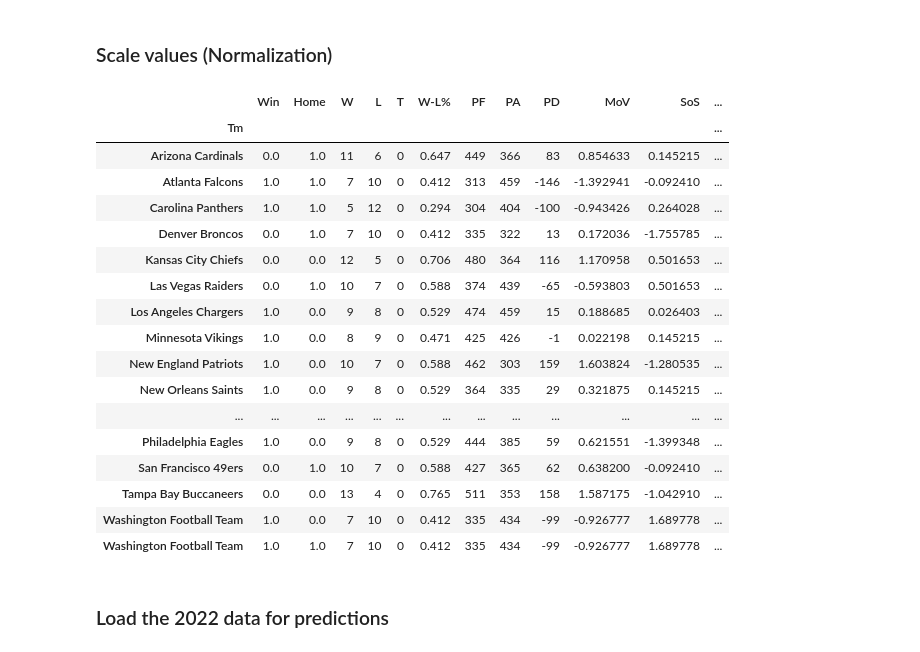
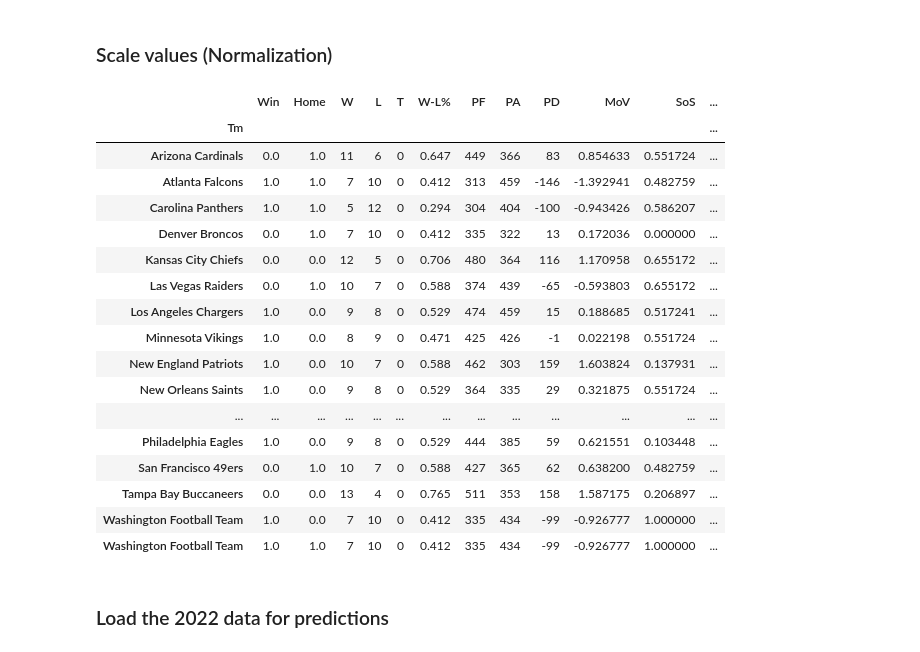
Before and after one commit to bsmalling/NFL-stats-notebooks, a Jupyter notebook: nfl_analysis.ipynb, the cells around one changed output. Drawn from its saved outputs; the diff is of its cells as text; code cells hidden in the pictures.

```diff
--- a/nfl_analysis.ipynb
+++ b/nfl_analysis.ipynb
@@ -110,29 +110,32 @@ final_df
 ### Scale values (Normalization)
 # %%
 from sklearn.preprocessing import MinMaxScaler, StandardScaler
-scaler = StandardScaler()
-columns_to_scale = ["MoV", "SoS"]
-final_df[columns_to_scale] = scaler.fit_transform(final_df[columns_to_scale])
+mov_scaler = StandardScaler()
+sos_scaler1 = MinMaxScaler()
+columns_to_scale1 = ["MoV"]
+columns_to_scale2 = ["SoS"]
+final_df[columns_to_scale1] = mov_scaler.fit_transform(final_df[columns_to_scale1])
+final_df[columns_to_scale2] = sos_scaler1.fit_transform(final_df[columns_to_scale2])
 final_df
 # %% [output]
 |  | Win | Home | W | L | T | W-L% | PF | PA | PD | MoV | SoS | ... |
 | Tm |  |  |  |  |  |  |  |  |  |  |  | ... |
-| Arizona Cardinals | 0.0 | 1.0 | 11 | 6 | 0 | 0.647 | 449 | 366 | 83 | 0.854633 | 0.145215 | ... |
-| Atlanta Falcons | 1.0 | 1.0 | 7 | 10 | 0 | 0.412 | 313 | 459 | -146 | -1.392941 | -0.092410 | ... |
-| Carolina Panthers | 1.0 | 1.0 | 5 | 12 | 0 | 0.294 | 304 | 404 | -100 | -0.943426 | 0.264028 | ... |
-| Denver Broncos | 0.0 | 1.0 | 7 | 10 | 0 | 0.412 | 335 | 322 | 13 | 0.172036 | -1.755785 | ... |
-| Kansas City Chiefs | 0.0 | 0.0 | 12 | 5 | 0 | 0.706 | 480 | 364 | 116 | 1.170958 | 0.501653 | ... |
-| Las Vegas Raiders | 0.0 | 1.0 | 10 | 7 | 0 | 0.588 | 374 | 439 | -65 | -0.593803 | 0.501653 | ... |
-| Los Angeles Chargers | 1.0 | 0.0 | 9 | 8 | 0 | 0.529 | 474 | 459 | 15 | 0.188685 | 0.026403 | ... |
-| Minnesota Vikings | 1.0 | 0.0 | 8 | 9 | 0 | 0.471 | 425 | 426 | -1 | 0.022198 | 0.145215 | ... |
-| New England Patriots | 1.0 | 0.0 | 10 | 7 | 0 | 0.588 | 462 | 303 | 159 | 1.603824 | -1.280535 | ... |
-| New Orleans Saints | 1.0 | 0.0 | 9 | 8 | 0 | 0.529 | 364 | 335 | 29 | 0.321875 | 0.145215 | ... |
+| Arizona Cardinals | 0.0 | 1.0 | 11 | 6 | 0 | 0.647 | 449 | 366 | 83 | 0.854633 | 0.551724 | ... |
+| Atlanta Falcons | 1.0 | 1.0 | 7 | 10 | 0 | 0.412 | 313 | 459 | -146 | -1.392941 | 0.482759 | ... |
+| Carolina Panthers | 1.0 | 1.0 | 5 | 12 | 0 | 0.294 | 304 | 404 | -100 | -0.943426 | 0.586207 | ... |
+| Denver Broncos | 0.0 | 1.0 | 7 | 10 | 0 | 0.412 | 335 | 322 | 13 | 0.172036 | 0.000000 | ... |
+| Kansas City Chiefs | 0.0 | 0.0 | 12 | 5 | 0 | 0.706 | 480 | 364 | 116 | 1.170958 | 0.655172 | ... |
+| Las Vegas Raiders | 0.0 | 1.0 | 10 | 7 | 0 | 0.588 | 374 | 439 | -65 | -0.593803 | 0.655172 | ... |
+| Los Angeles Chargers | 1.0 | 0.0 | 9 | 8 | 0 | 0.529 | 474 | 459 | 15 | 0.188685 | 0.517241 | ... |
+| Minnesota Vikings | 1.0 | 0.0 | 8 | 9 | 0 | 0.471 | 425 | 426 | -1 | 0.022198 | 0.551724 | ... |
+| New England Patriots | 1.0 | 0.0 | 10 | 7 | 0 | 0.588 | 462 | 303 | 159 | 1.603824 | 0.137931 | ... |
+| New Orleans Saints | 1.0 | 0.0 | 9 | 8 | 0 | 0.529 | 364 | 335 | 29 | 0.321875 | 0.551724 | ... |
 | ... | ... | ... | ... | ... | ... | ... | ... | ... | ... | ... | ... | ... |
-| Philadelphia Eagles | 1.0 | 0.0 | 9 | 8 | 0 | 0.529 | 444 | 385 | 59 | 0.621551 | -1.399348 | ... |
-| San Francisco 49ers | 0.0 | 1.0 | 10 | 7 | 0 | 0.588 | 427 | 365 | 62 | 0.638200 | -0.092410 | ... |
-| Tampa Bay Buccaneers | 0.0 | 0.0 | 13 | 4 | 0 | 0.765 | 511 | 353 | 158 | 1.587175 | -1.042910 | ... |
-| Washington Football Team | 1.0 | 0.0 | 7 | 10 | 0 | 0.412 | 335 | 434 | -99 | -0.926777 | 1.689778 | ... |
-| Washington Football Team | 1.0 | 1.0 | 7 | 10 | 0 | 0.412 | 335 | 434 | -99 | -0.926777 | 1.689778 | ... |
+| Philadelphia Eagles | 1.0 | 0.0 | 9 | 8 | 0 | 0.529 | 444 | 385 | 59 | 0.621551 | 0.103448 | ... |
+| San Francisco 49ers | 0.0 | 1.0 | 10 | 7 | 0 | 0.588 | 427 | 365 | 62 | 0.638200 | 0.482759 | ... |
+| Tampa Bay Buccaneers | 0.0 | 0.0 | 13 | 4 | 0 | 0.765 | 511 | 353 | 158 | 1.587175 | 0.206897 | ... |
+| Washington Football Team | 1.0 | 0.0 | 7 | 10 | 0 | 0.412 | 335 | 434 | -99 | -0.926777 | 1.000000 | ... |
+| Washington Football Team | 1.0 | 1.0 | 7 | 10 | 0 | 0.412 | 335 | 434 | -99 | -0.926777 | 1.000000 | ... |
 # %% [markdown]
 ### Load the 2022 data for predictions
 # %%
```
Also changed, not shown: parts of 16 cells of this notebook.
